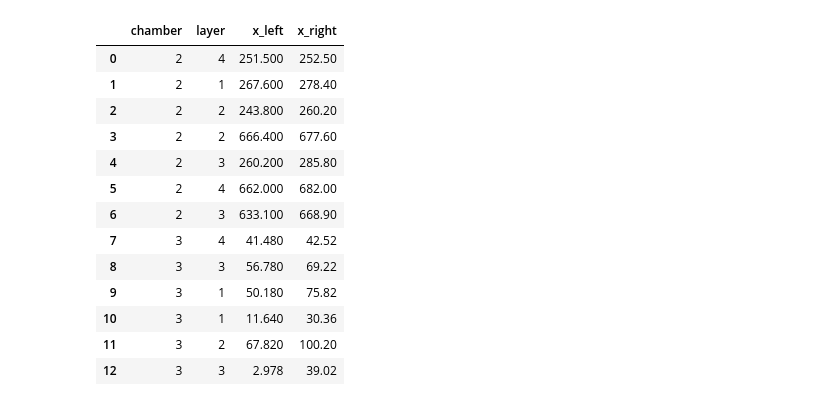
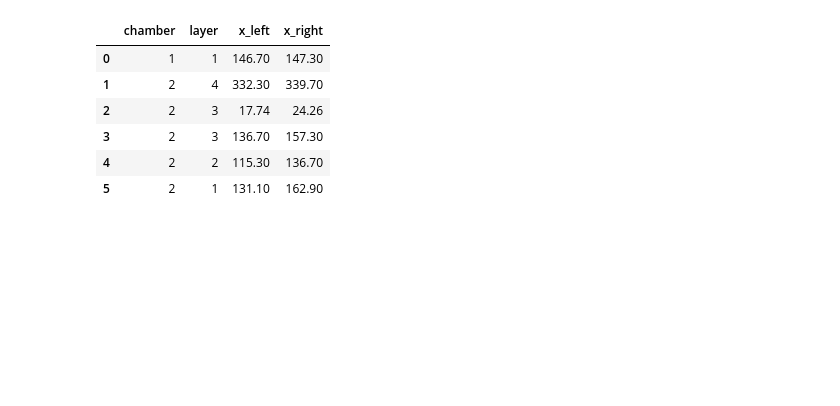
Before and after one commit to amirhrst/racking-muons-with-4-Drift-Tubes-chambers-setup, a Jupyter notebook: main.ipynb, the cells around one changed output. Cells and saved outputs as stored; diff of their text form; code cells hidden in the pictures; blank space fills up the shorter version.

```diff
--- a/main.ipynb
+++ b/main.ipynb
@@ -29,17 +31,27 @@ zooms = {0:((280, 1000), (775, 925)),
          3:((-1000, -250), (-50, 100)),
          4:((-1000, 1000), (-100, 1000))}
 # %%
-with open("data/Run000260/data_000000.txt", 'r+') as file:
-    body = file.readlines()
+def load_data(path: str) -> list:
 
-column_names = ["chamber", "layer", "x_left", "x_right", "time"]
-data = []
+    # Already know in advance the column names, which are repeated each 5.
+    column_names = ["chamber", "layer", "x_left", "x_right", "time"]
+    data = []
 
-for line in body[:1000]:
-    info = line.replace("\n", "").split(" ")
-    hits = [info[5*i+2:5*i+7] for i in range(int(info[1]))]
-    event = pd.DataFrame(hits, columns = column_names, dtype=float).astype({"chamber":"int", "layer":"int"}).drop(labels="time", axis=1)
-    data.append(event)
+    # For each file path in the directory path.
+    for file_path in os.listdir(path):
+
+        # Open the actual file that has path: dir_path+file_path, read it.
+        with open(os.path.join(path, file_path), 'r+') as file:
+            body = file.readlines()
+
+        # Read all the lines in the body, just append to the data itself.
+        for line in body:
+            info = line.replace("\n", "").split(" ")
+            hits = [info[5*i+2:5*i+7] for i in range(int(info[1]))]
+            event = pd.DataFrame(hits, columns = column_names, dtype=float).astype({"chamber":"int", "layer":"int"}).drop(labels="time", axis=1)
+            data.append(event)
+
+    return data
 # %%
 def coords_conv(event: pd.DataFrame) -> pd.DataFrame:
     """
@@ -301,0 +333,3 @@ def fits(event: pd.DataFrame, ax: matplotlib.axes.Axes, global_flag: bool = True
+# %%
+data = load_data("data/Run000331")
+print(f"Read a total of {len(data)} events.")
@@ -330,17 +381,10 @@ plt.hist(angle_diffs_filtered, bins=np.arange(start=np.min(angle_diffs_filtered)
 # %%
-data[16]
+data[1228]
 # %% [output]
 |  | chamber | layer | x_left | x_right |
-| 0 | 2 | 4 | 251.500 | 252.50 |
-| 1 | 2 | 1 | 267.600 | 278.40 |
-| 2 | 2 | 2 | 243.800 | 260.20 |
-| 3 | 2 | 2 | 666.400 | 677.60 |
-| 4 | 2 | 3 | 260.200 | 285.80 |
-| 5 | 2 | 4 | 662.000 | 682.00 |
-| 6 | 2 | 3 | 633.100 | 668.90 |
-| 7 | 3 | 4 | 41.480 | 42.52 |
-| 8 | 3 | 3 | 56.780 | 69.22 |
-| 9 | 3 | 1 | 50.180 | 75.82 |
-| 10 | 3 | 1 | 11.640 | 30.36 |
-| 11 | 3 | 2 | 67.820 | 100.20 |
-| 12 | 3 | 3 | 2.978 | 39.02 |
+| 0 | 1 | 1 | 146.70 | 147.30 |
+| 1 | 2 | 4 | 332.30 | 339.70 |
+| 2 | 2 | 3 | 17.74 | 24.26 |
+| 3 | 2 | 3 | 136.70 | 157.30 |
+| 4 | 2 | 2 | 115.30 | 136.70 |
+| 5 | 2 | 1 | 131.10 | 162.90 |
```
Also changed, not shown: parts of 7 cells of this notebook.
